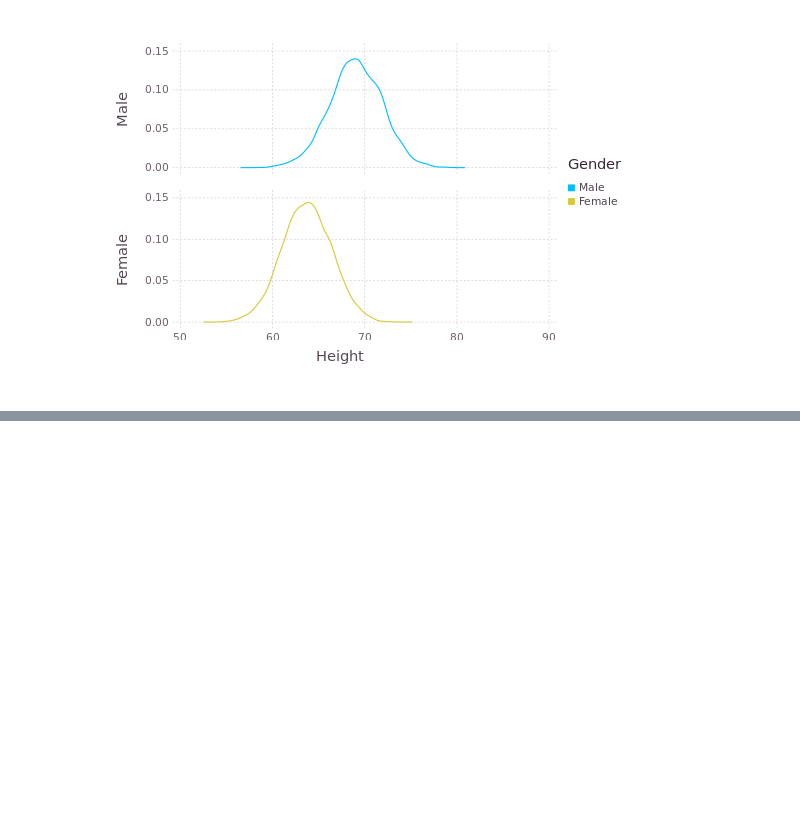
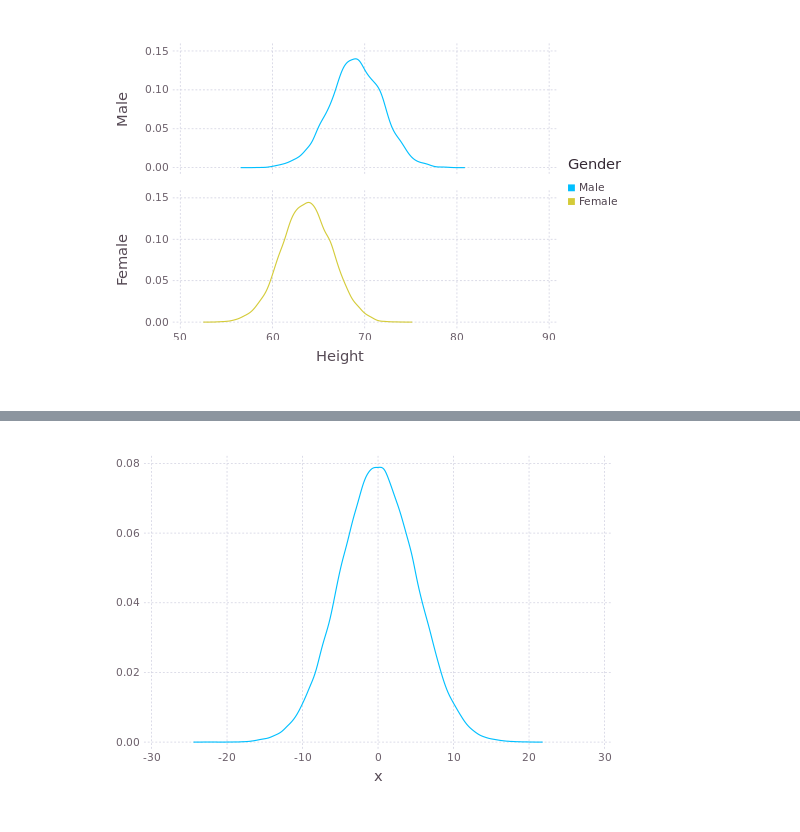
Before and after one commit to ajkl/mlfh-julia, a Jupyter notebook: Chapter 2.ipynb, the cells around one changed output, grey strips where cells are left out. Saved outputs shown, nothing was run; the diff lists cells and outputs as text; code cells hidden in the pictures; blank space fills up the shorter version.

```diff
--- a/Chapter 2.ipynb
+++ b/Chapter 2.ipynb
@@ -140,0 +152,5 @@ plot(df, ygroup="Gender", x="Height", color="Gender", Geom.subplot_grid(Geom.den
+# %%
+data = rand(Normal(0, 5), 100000)
+plot(x=data, Geom.density)
+# %% [output]
+[figure, added]
```
Also changed, not shown: parts of 5 cells of this notebook, 1 other file.
